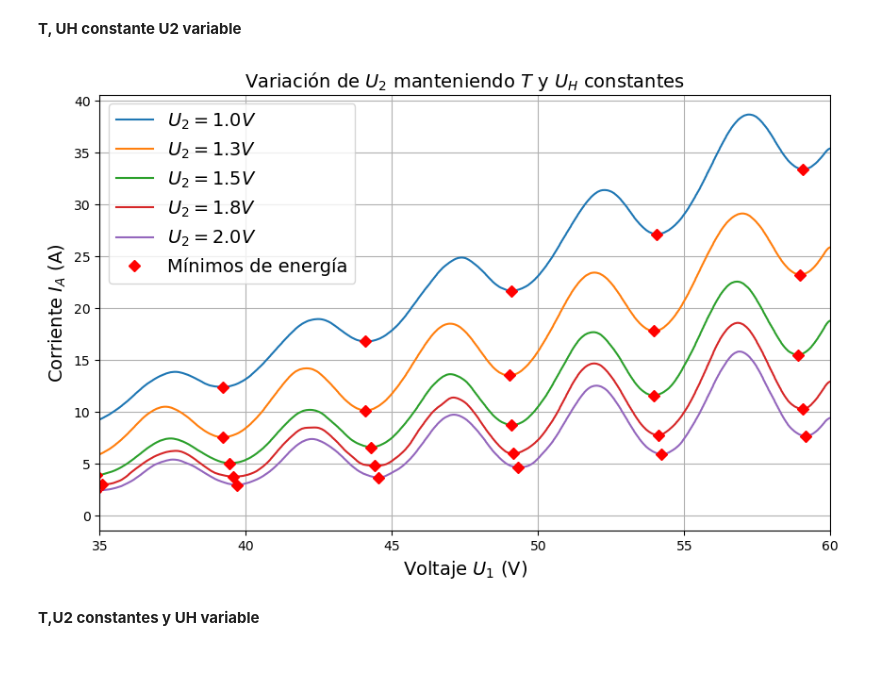
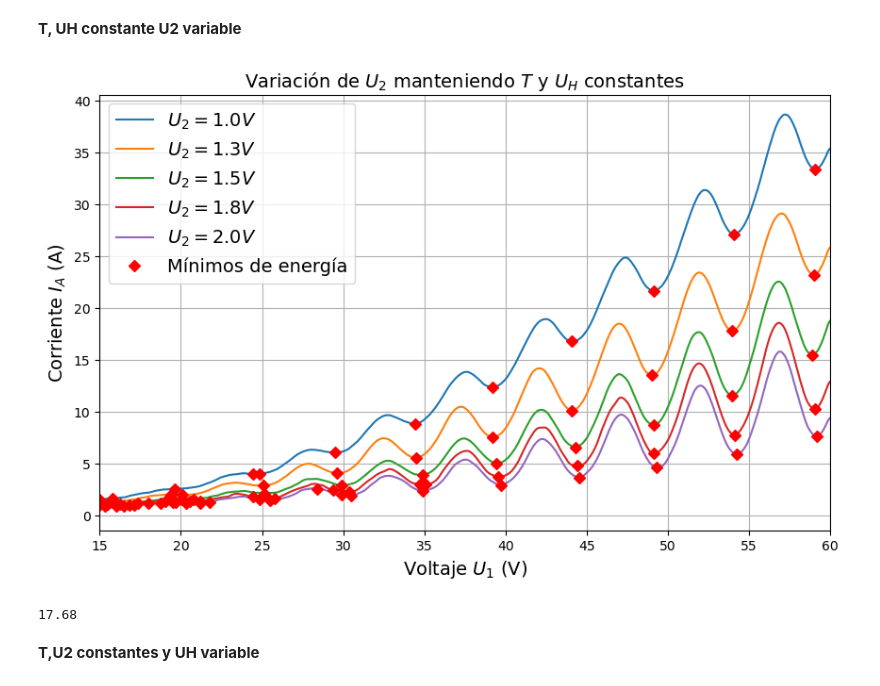
Before and after one commit to ccuellarn/Laboratorio-Intermedio---Pr-cticas20242, a Jupyter notebook: Franck-hertz/FranckHertz.ipynb, the cells around one changed output. Cells and saved outputs as stored; diff of their text form; code cells hidden in the pictures.

```diff
--- a/Franck-hertz/FranckHertz.ipynb
+++ b/Franck-hertz/FranckHertz.ipynb
@@ -311,35 +311,38 @@ El valor del primer mimimo de energía para T= 225 es: 4.639999999999997
 #Datos de los minimos, voltaje, corriente suavizada
 minimos_dfu13,voltajeu13, corrienteu13 = MinFH(DataU2_13['U1'],DataU2_13['IA'])
 minimos_dfu15,voltajeu15, corrienteu15 = MinFH(DataU2_15['U1'],DataU2_15['IA'])
 minimos_dfu18,voltajeu18, corrienteu18 = MinFH(DataU2_18['U1'],DataU2_18['IA'])
 minimos_dfu2,voltajeu2, corrienteu2 = MinFH(DataU2_2['U1'],DataU2_2['IA'])
 minimos_dfu1,voltajeu1, corrienteu1 = MinFH(DataU2_1['U1'],DataU2_1['IA'])
 
 #Graficas
 fig2, ax2 = plt.subplots(1,1, figsize = (10, 6))
 
 ax2.plot(voltajeu1, corrienteu1, label=r"$U_2=1.0 V$")
 ax2.plot(voltajeu13, corrienteu13, label=r"$U_2=1.3 V$")
 ax2.plot(voltajeu15, corrienteu15, label=r"$U_2=1.5 V$")
 ax2.plot(voltajeu18, corrienteu18, label=r"$U_2=1.8 V$")
 ax2.plot(voltajeu2, corrienteu2, label=r"$U_2=2.0 V$")
 
 ax2.plot(minimos_dfu13['Voltaje U1'], minimos_dfu13['Corriente IA Suavizada'], 'rD', label='Mínimos de energía')
 ax2.plot(minimos_dfu15['Voltaje U1'], minimos_dfu15['Corriente IA Suavizada'], 'rD')
 ax2.plot(minimos_dfu18['Voltaje U1'], minimos_dfu18['Corriente IA Suavizada'], 'rD')
 ax2.plot(minimos_dfu2['Voltaje U1'], minimos_dfu2['Corriente IA Suavizada'], 'rD')
 ax2.plot(minimos_dfu1['Voltaje U1'], minimos_dfu1['Corriente IA Suavizada'], 'rD')
 
 ax2.set_title(r'Variación de $U_2$ manteniendo $T$ y $U_H$ constantes',fontsize=14)
 ax2.set_xlabel(r'Voltaje $U_1$ (V)',fontsize=14)
 ax2.set_ylabel(r'Corriente $I_A$ (A)',fontsize=14)
-ax2.set_xlim(35,60)
+ax2.set_xlim(15,60)
 ax2.legend(fontsize=14)
 ax2.grid()
 plt.show()
 # fig2.savefig('U2variable.pdf')
+
+19.68-2.0
 # %% [output]
-[figure, old version]
+[figure, new version]
+17.68
 # %% [markdown]
 **T,U2 constantes y UH variable**
 # %%
```
Also changed, not shown: parts of 1 cell of this notebook.
